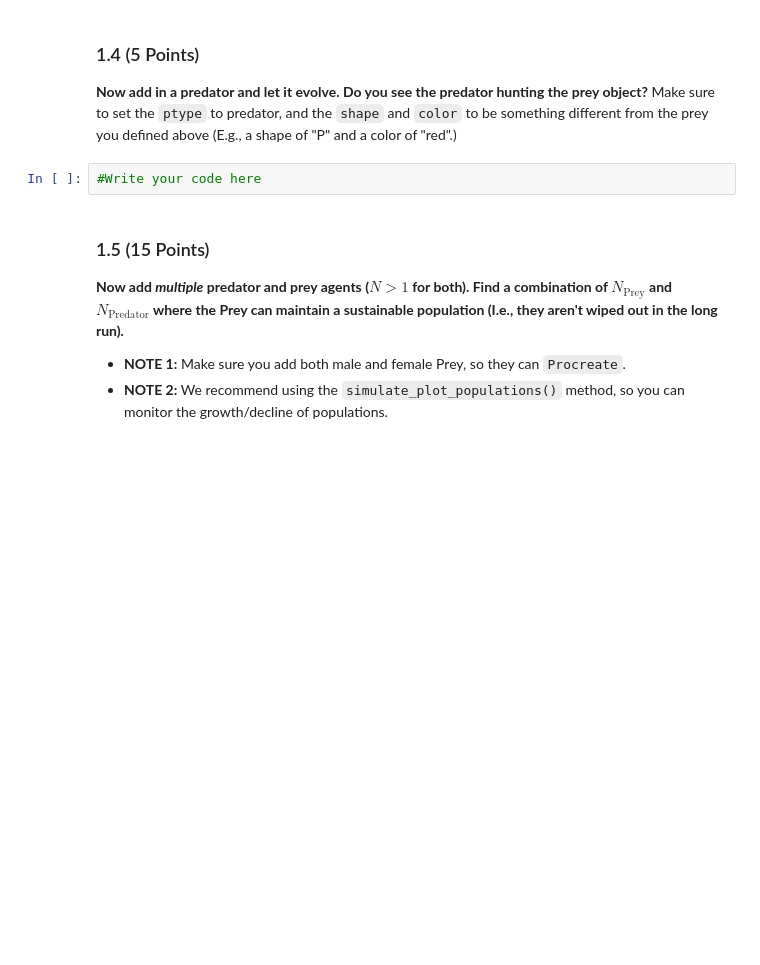
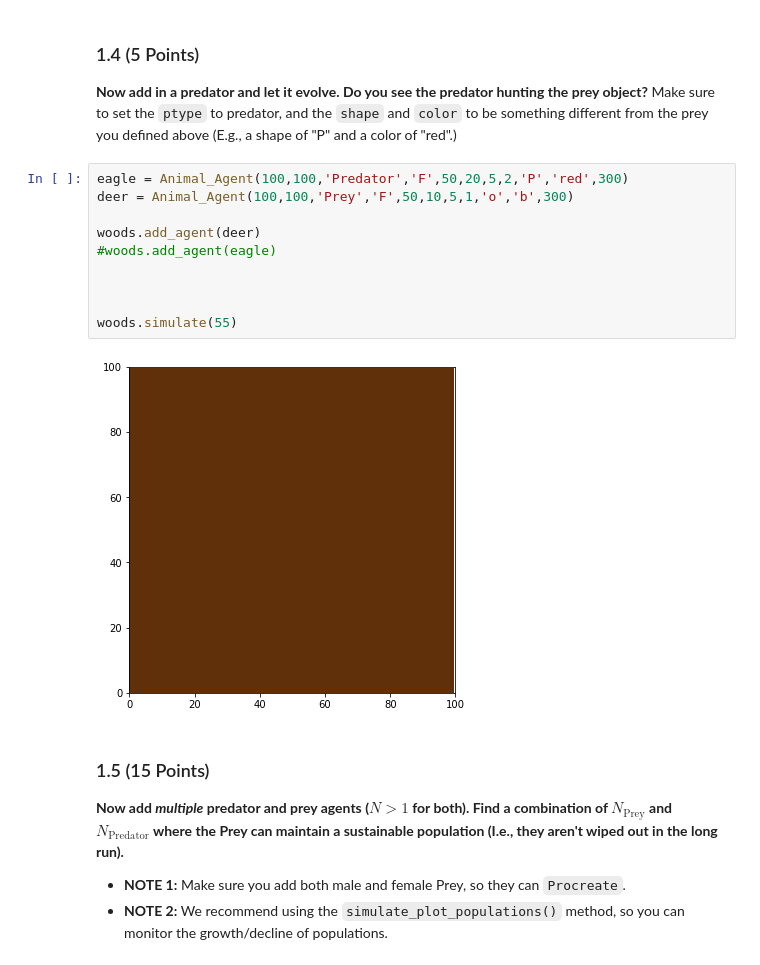
Before and after one commit to TrevorBloom/cmse202-s23-turnin, a Jupyter notebook: hw-03/HW3_ABMs_STUDENT.ipynb, the cells around one changed output. Saved outputs shown, nothing was run; the diff lists cells and outputs as text; blank space fills up the shorter version.

```diff
--- a/hw-03/HW3_ABMs_STUDENT.ipynb
+++ b/hw-03/HW3_ABMs_STUDENT.ipynb
@@ -82,8 +379,18 @@ Construct a new `Environment` object and a new `Animal_Agent` object. Specify th
 ### 1.4 (5 Points)
 
 **Now add in a predator and let it evolve. Do you see the predator hunting the prey object?** Make sure to set the `ptype` to predator, and the `shape` and `color` to be something different from the prey you defined above (E.g., a shape of "P" and a color of "red".)
-# %%
-#Write your code here
+# %%
+eagle = Animal_Agent(100,100,'Predator','F',50,20,5,2,'P','red',300)
+deer = Animal_Agent(100,100,'Prey','F',50,10,5,1,'o','b',300)
+
+woods.add_agent(deer)
+#woods.add_agent(eagle)
+
+
+
+woods.simulate(55)
+# %% [output]
+[figure, added]
 # %% [markdown]
 ### 1.5 (15 Points)
 
```
Also changed, not shown: parts of 23 cells of this notebook, 2 other files.
